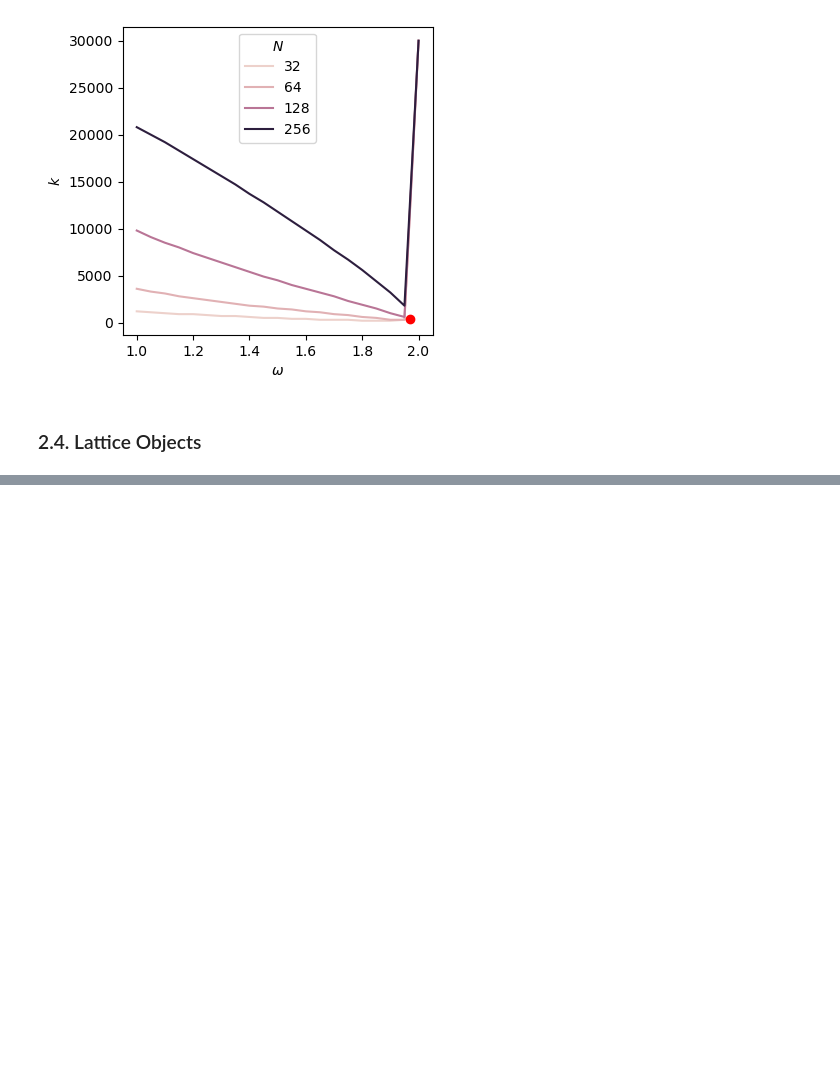
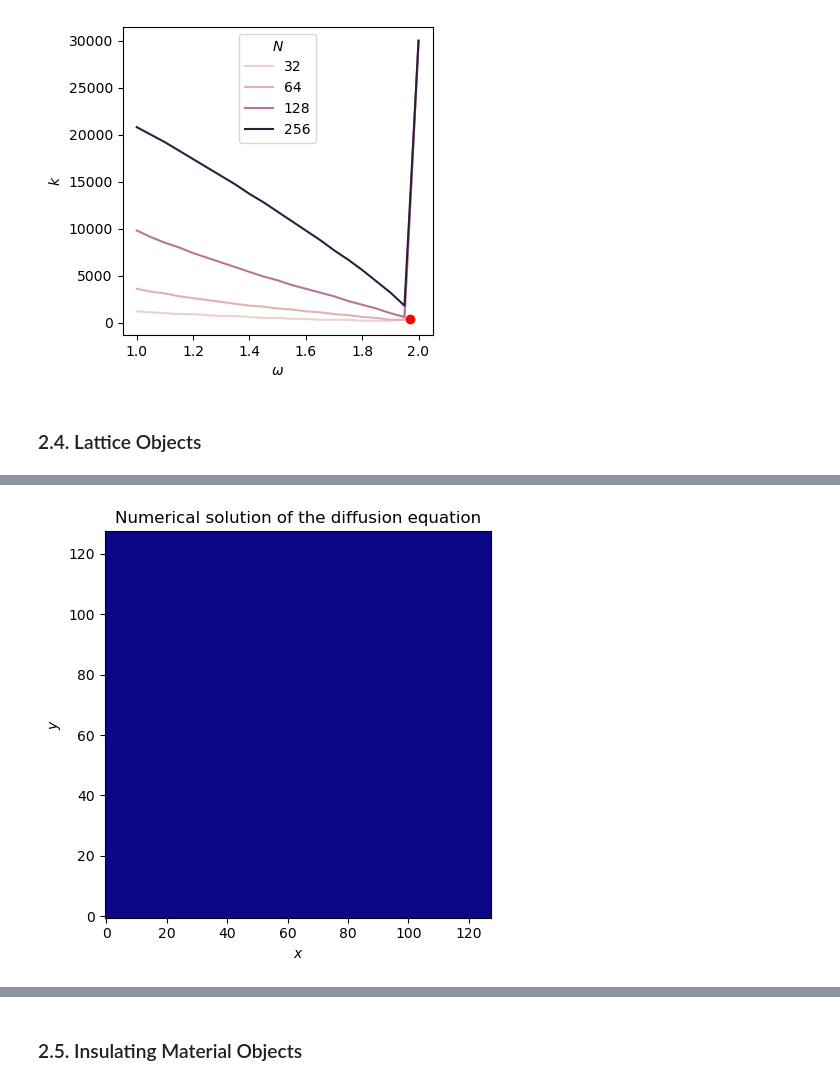
Before and after one commit to mboyan/scented-candles, a Jupyter notebook: Assignment Set 1/AssignmentSet1.ipynb, the cells around one changed output, grey strips where cells are left out. Saved outputs shown, nothing was run; the diff lists cells and outputs as text; code cells hidden in the pictures; blank space fills up the shorter version.

```diff
--- a/Assignment Set 1/AssignmentSet1.ipynb
+++ b/Assignment Set 1/AssignmentSet1.ipynb
@@ -481,0 +553,5 @@ c_objects = pde.init_lattice_object(c_init, center, 0.25 * N, type='rectangle')
+# %%
+# Animate diffusion with objects
+vt.animate_diffusion(c_evolution, np.arange(c_evolution.shape[0]), interval=10)
+# %% [output]
+[figure, added]
@@ -481,0 +559,2 @@ c_objects = pde.init_lattice_object(c_init, center, 0.25 * N, type='rectangle')
+# %% [markdown]
+### 2.5. Insulating Material Objects
```
Also changed, not shown: parts of 20 cells of this notebook, 1 other file.
